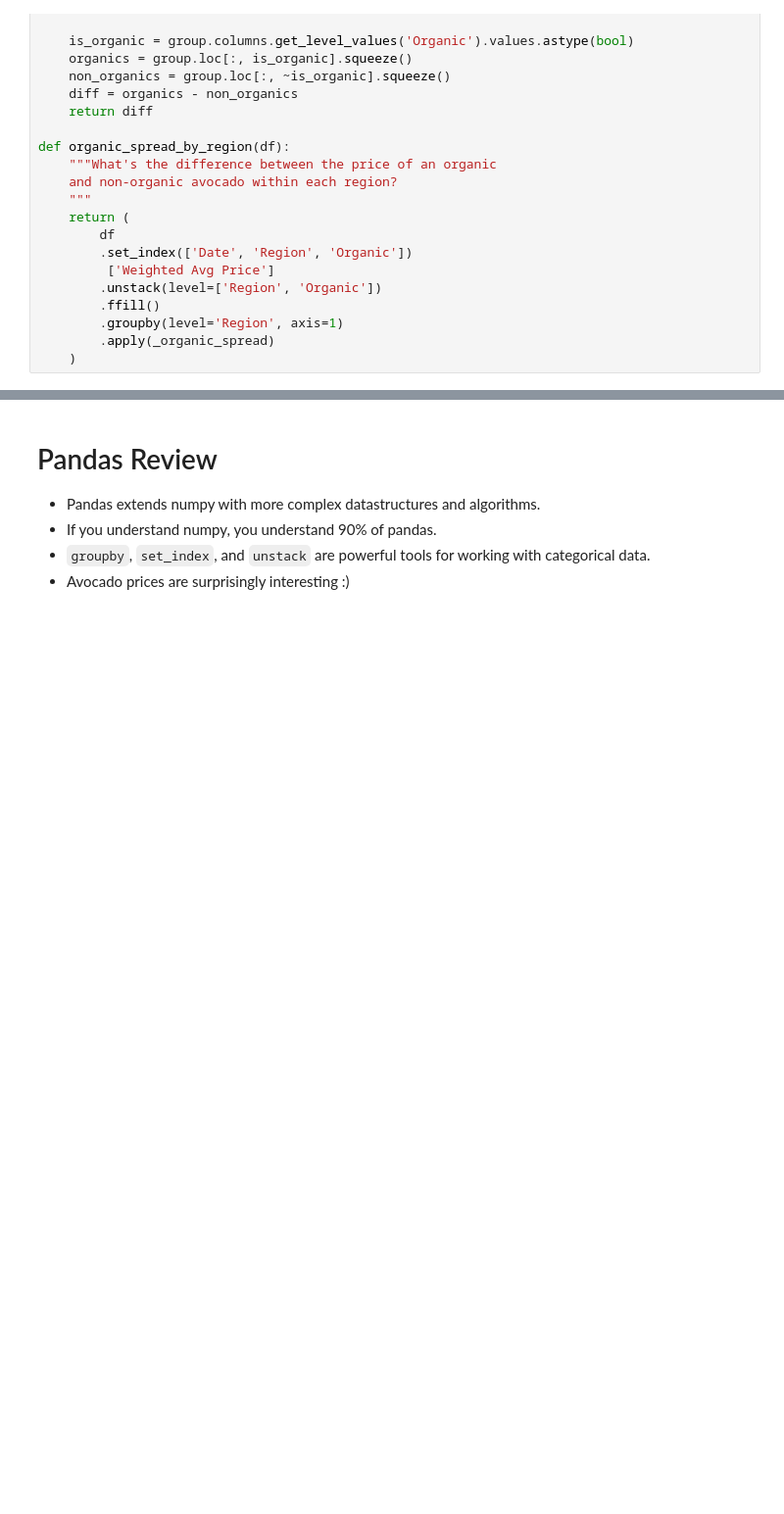
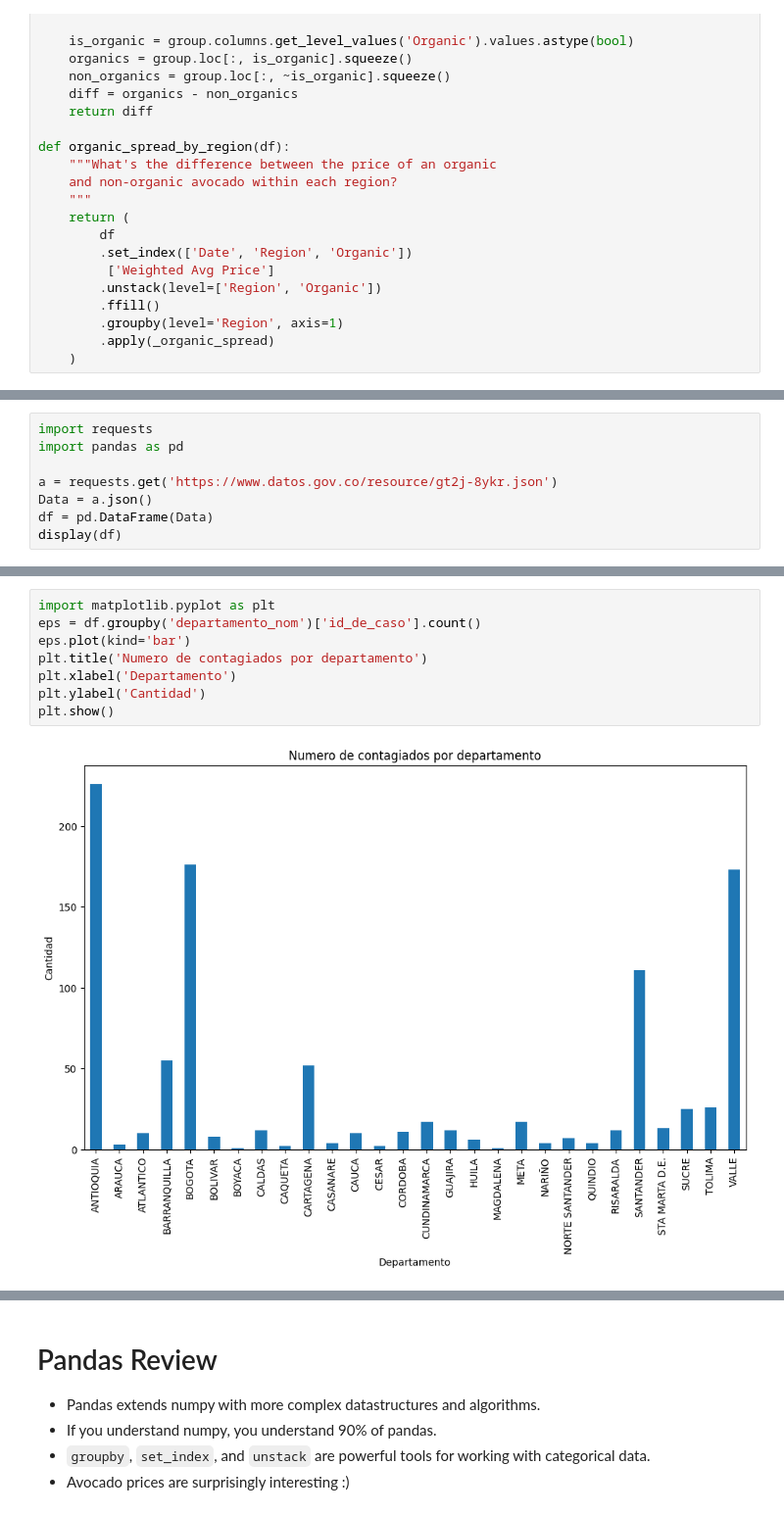
Before and after one commit to jumunozle/MetNumUN2024I, a Jupyter notebook: Lab2/jumunozle_Lab2.ipynb, the cells around one changed output, grey strips where cells are left out. Shown at 98% size. Drawn from its saved outputs; the diff is of its cells as text; blank space fills up the shorter version.

```diff
--- a/Lab2/jumunozle_Lab2.ipynb
+++ b/Lab2/jumunozle_Lab2.ipynb
@@ -1804,0 +1719,8 @@ plt.show()
+# %%
+import requests
+import pandas as pd
+
+a = requests.get('https://www.datos.gov.co/resource/gt2j-8ykr.json')
+Data = a.json()
+df = pd.DataFrame(Data)
+display(df)
@@ -1804,0 +1778,10 @@ plt.show()
+# %%
+import matplotlib.pyplot as plt
+eps = df.groupby('departamento_nom')['id_de_caso'].count()
+eps.plot(kind='bar')
+plt.title('Numero de contagiados por departamento')
+plt.xlabel('Departamento')
+plt.ylabel('Cantidad')
+plt.show()
+# %% [output]
+[figure, added]
```
Also changed, not shown: parts of 16 cells of this notebook.
